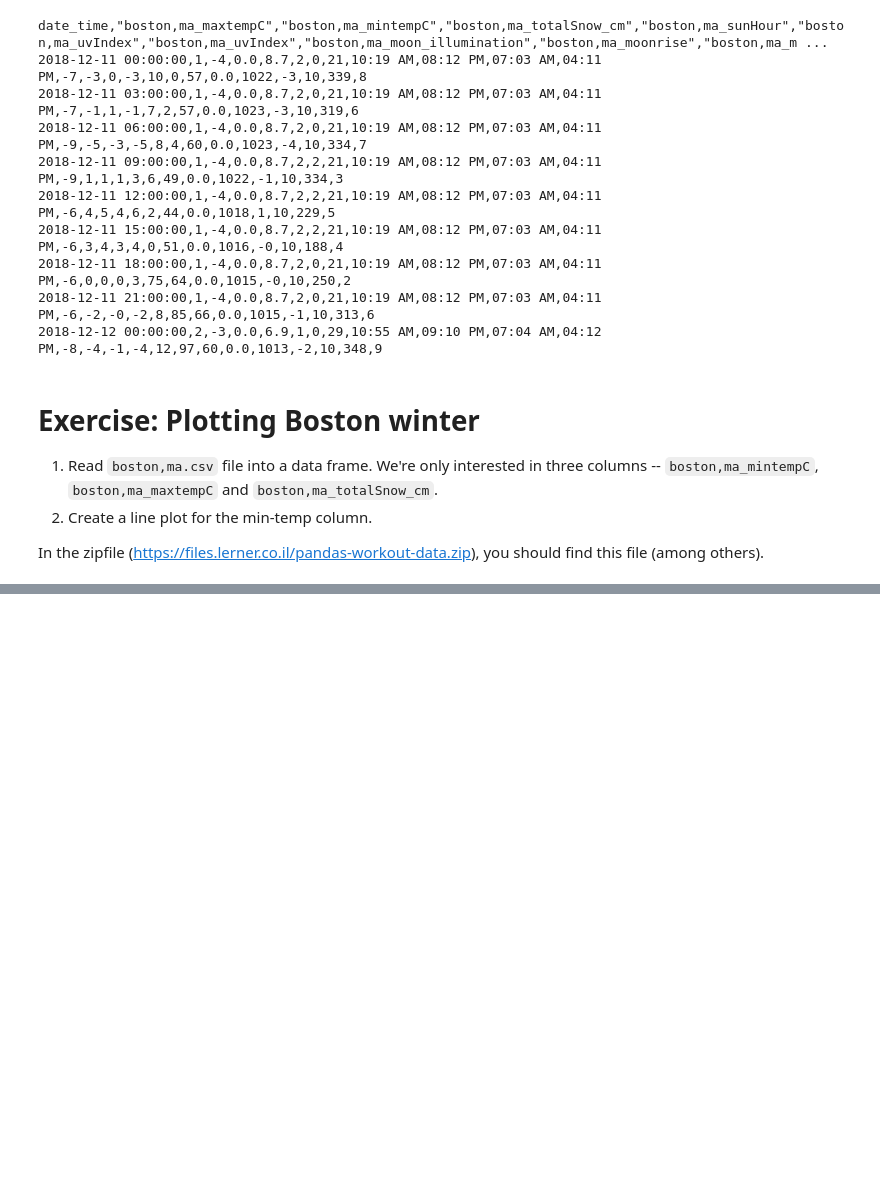
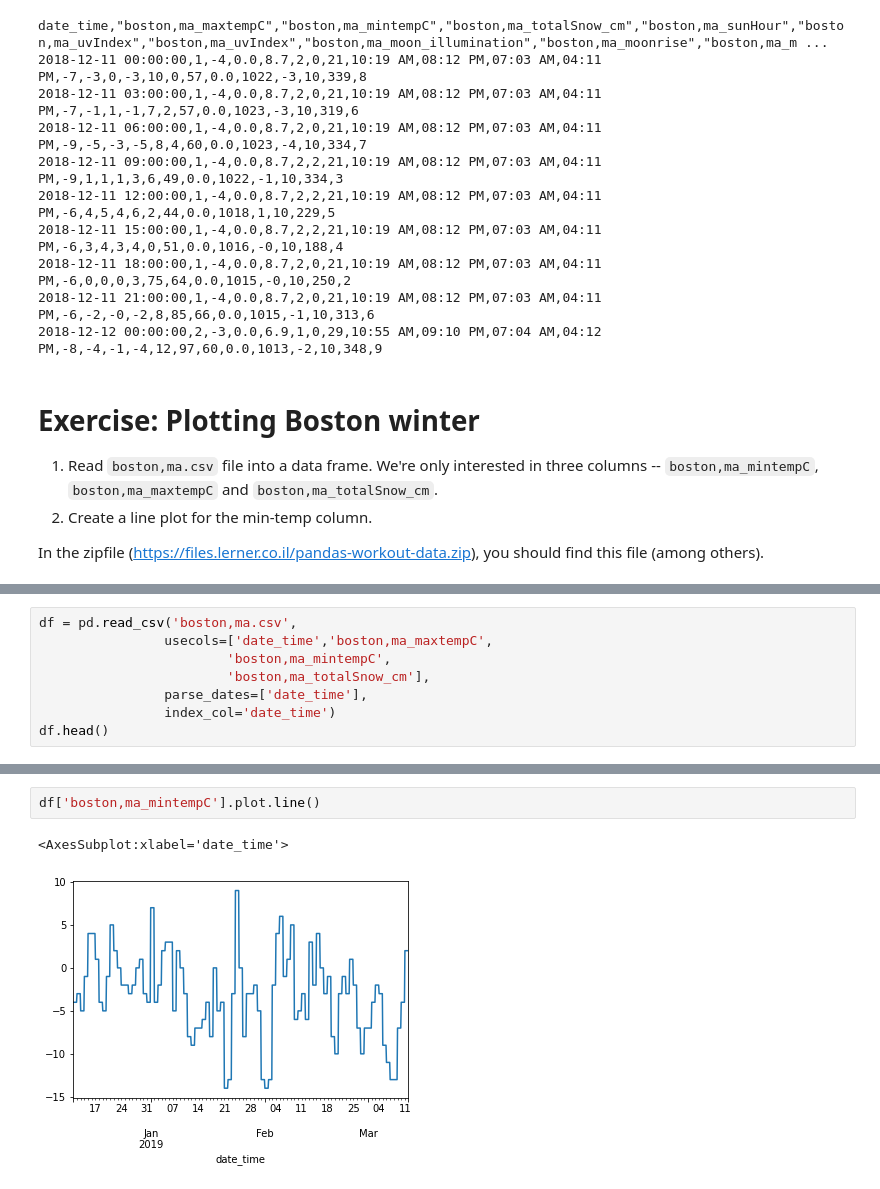
Before and after one commit to reuven/oreilly-2022-07July-analytics, a Jupyter notebook: 2022-08Aug-30.ipynb, the cells around one changed output, grey strips where cells are left out. Saved outputs shown, nothing was run; the diff lists cells and outputs as text; blank space fills up the shorter version.

```diff
--- a/2022-08Aug-30.ipynb
+++ b/2022-08Aug-30.ipynb
@@ -119,0 +142,8 @@ ValueError: Usecols do not match columns, columns expected but not found: ['bost
+# %%
+df = pd.read_csv('boston,ma.csv',
+                usecols=['date_time','boston,ma_maxtempC',
+                        'boston,ma_mintempC',
+                        'boston,ma_totalSnow_cm'],
+                parse_dates=['date_time'],
+                index_col='date_time')
+df.head()
@@ -119,0 +158,5 @@ ValueError: Usecols do not match columns, columns expected but not found: ['bost
+# %%
+df['boston,ma_mintempC'].plot.line()
+# %% [output]
+<AxesSubplot:xlabel='date_time'>
+[figure, added]
```
Also changed, not shown: parts of 5 cells of this notebook.
